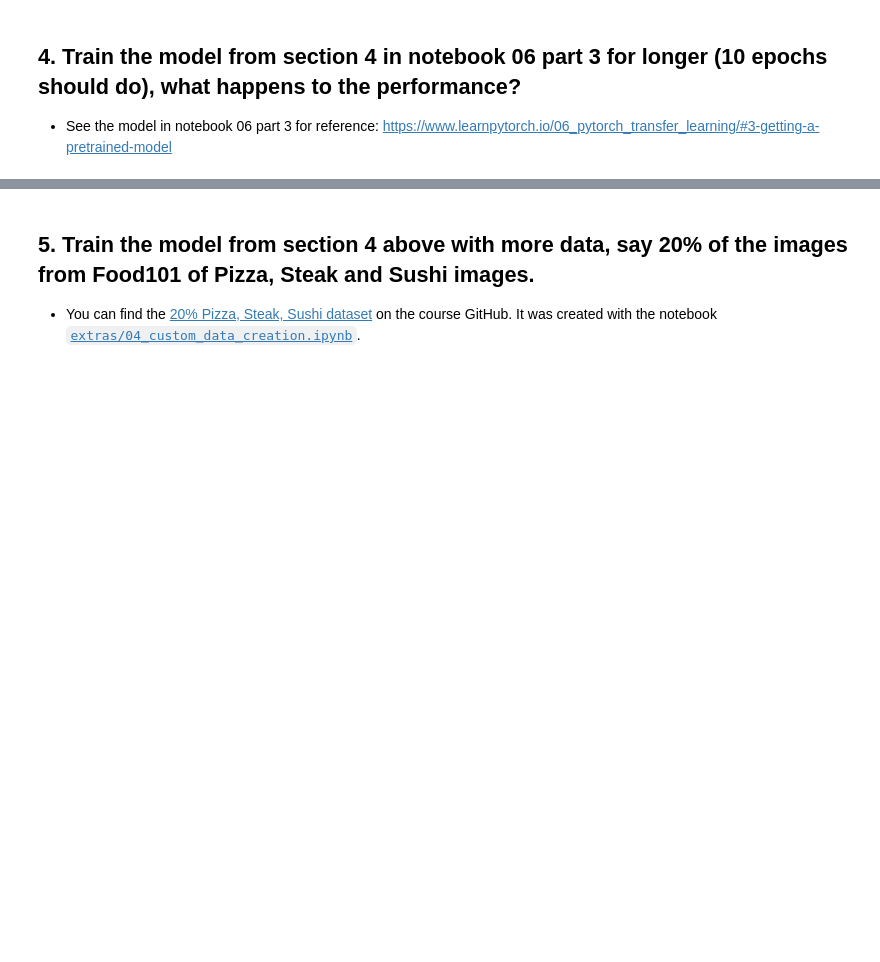
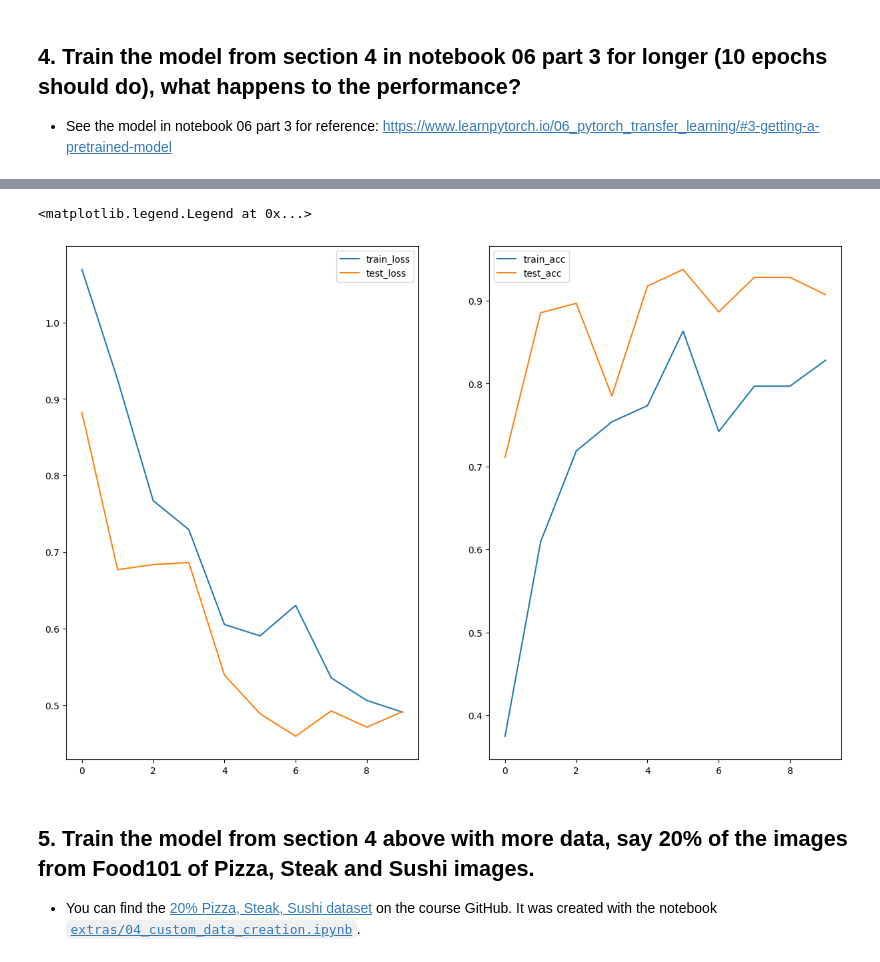
Before and after one commit to maheshsunuwar/deep-learning-pytorch, a Jupyter notebook: 06. PyTorch Transfer Learning/06_pytorch_transfer_learning_exercises.ipynb, the cells around one changed output, grey strips where cells are left out. Saved outputs shown, nothing was run; the diff lists cells and outputs as text; code cells hidden in the pictures; blank space fills up the shorter version.

```diff
--- a/06. PyTorch Transfer Learning/06_pytorch_transfer_learning_exercises.ipynb
+++ b/06. PyTorch Transfer Learning/06_pytorch_transfer_learning_exercises.ipynb
@@ -328,2 +441,31 @@ class_names
+# %%
+# TODO: Recreate a new model
+import torchvision
+from torch import nn
+
+weights = torchvision.models.EfficientNet_B0_Weights.DEFAULT
+model_1 = torchvision.models.efficientnet_b0(weights=weights)
+
+#freeze the features
+for param in model_1.features.parameters():
+    param.requires_grad = False
+
+# change the classifier head
+model_1.classifier = torch.nn.Sequential(
+    torch.nn.Dropout(p=0.2, inplace=True),
+    torch.nn.Linear(in_features=1280, out_features=3, bias=True)
+)
+# %%
+loss_fn = torch.nn.CrossEntropyLoss()
+optimizer = torch.optim.Adam(params=model_1.parameters(),
+                             lr=0.001)
 # %%
 # TODO: Train the model for 10 epochs
+
+model_1_results = engine.train(model=model_1,
+                         train_dataloader=train_dataloader,
+                         test_dataloader=test_dataloader,
+                         epochs=10,
+                         loss_fn=loss_fn,
+                         optimizer=optimizer, device=device)
+model_1_results
@@ -330,3 +500,18 @@ class_names
+# %%
+
+plt.figure(figsize=(15,10))
+plt.subplot(1,2,1)
+plt.plot(model_1_results['train_loss'], label='train_loss')
+plt.plot(model_1_results['test_loss'], label='test_loss')
+plt.legend()
+
+plt.subplot(1,2,2)
+plt.plot(model_1_results['train_acc'], label='train_acc')
+plt.plot(model_1_results['test_acc'], label='test_acc')
+plt.legend()
+# %% [output]
+<matplotlib.legend.Legend at 0x...>
+[figure, added]
 # %% [markdown]
 ## 5. Train the model from section 4 above with more data, say 20% of the images from Food101 of Pizza, Steak and Sushi images.
 * You can find the [20% Pizza, Steak, Sushi dataset](https://github.com/mrdbourke/pytorch-deep-learning/blob/main/data/pizza_steak_sushi_20_percent.zip) on the course GitHub. It was created with the notebook [`extras/04_custom_data_creation.ipynb`](https://github.com/mrdbourke/pytorch-deep-learning/blob/main/extras/04_custom_data_creation.ipynb).
```
Also changed, not shown: parts of 26 cells of this notebook, 1 other file.
